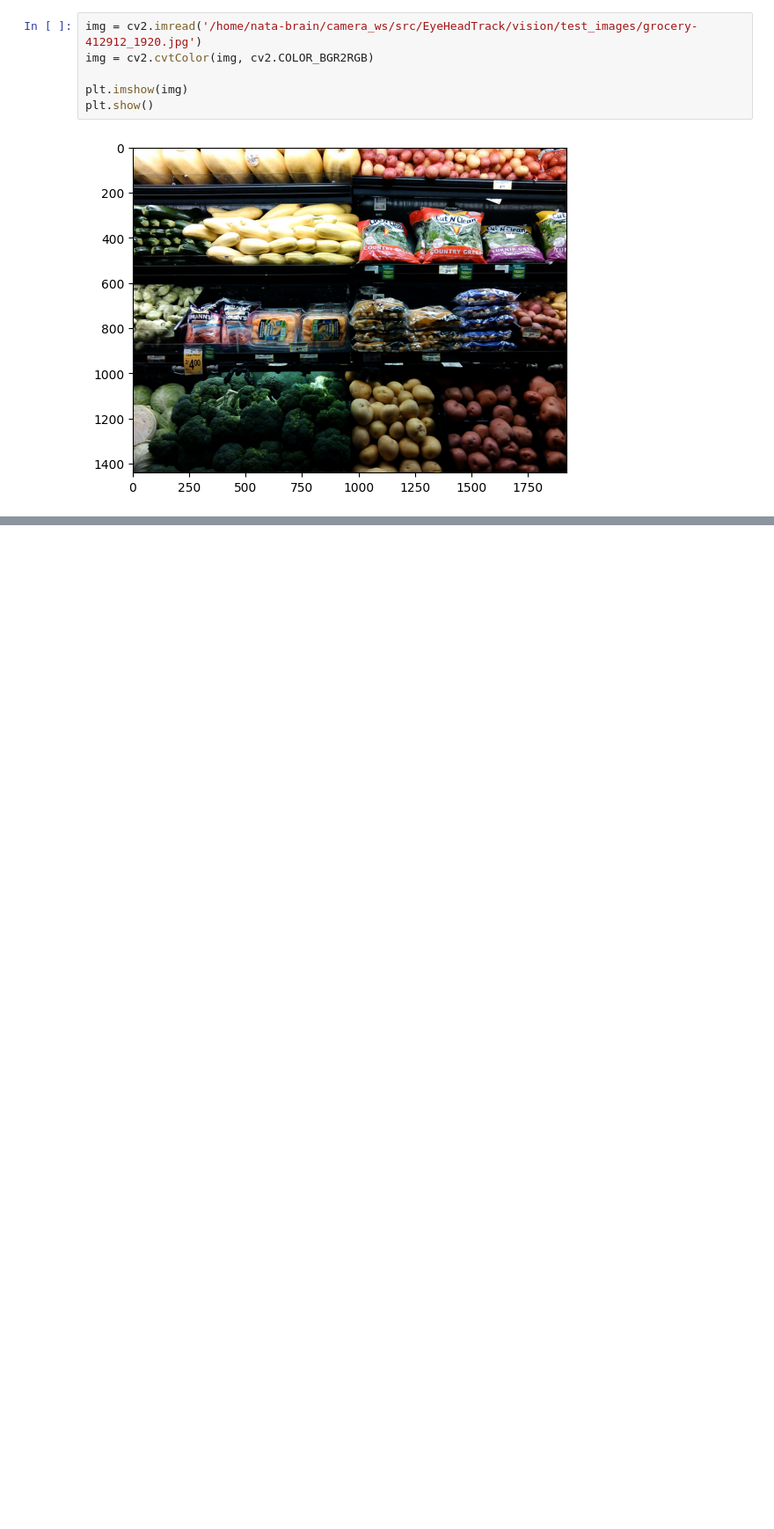
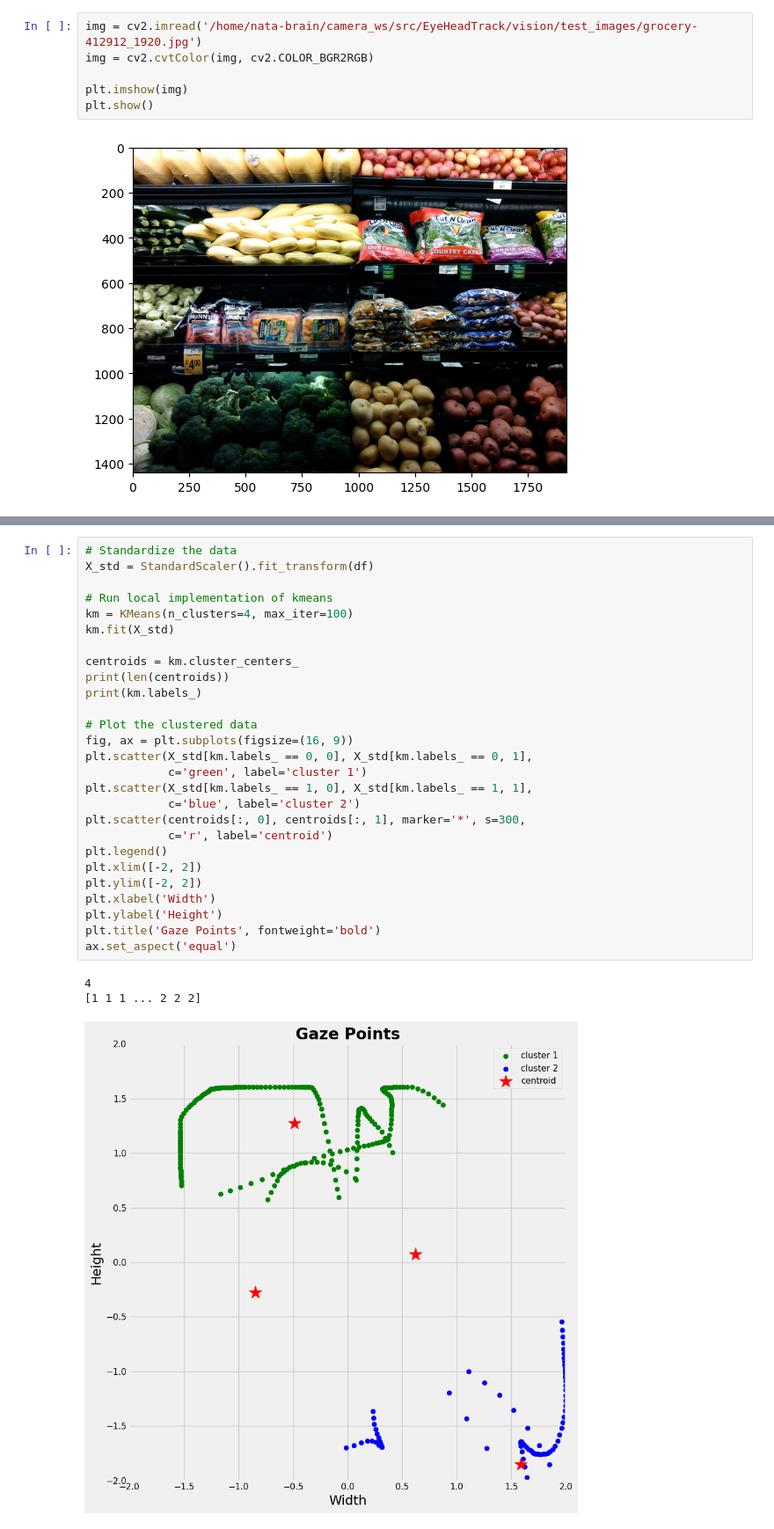
Before and after one commit to brain-facens/EyeHeadTrack, a Jupyter notebook: vision/scripts/gaze_plot.ipynb, the cells around one changed output, grey strips where cells are left out. Shown at 88% size. Saved outputs shown, nothing was run; the diff lists cells and outputs as text; blank space fills up the shorter version.

```diff
--- a/vision/scripts/gaze_plot.ipynb
+++ b/vision/scripts/gaze_plot.ipynb
@@ -166,0 +197,31 @@ plt.show()
+# %%
+# Standardize the data
+X_std = StandardScaler().fit_transform(df)
+
+# Run local implementation of kmeans
+km = KMeans(n_clusters=4, max_iter=100)
+km.fit(X_std)
+
+centroids = km.cluster_centers_
+print(len(centroids))
+print(km.labels_)
+
+# Plot the clustered data
+fig, ax = plt.subplots(figsize=(16, 9))
+plt.scatter(X_std[km.labels_ == 0, 0], X_std[km.labels_ == 0, 1],
+            c='green', label='cluster 1')
+plt.scatter(X_std[km.labels_ == 1, 0], X_std[km.labels_ == 1, 1],
+            c='blue', label='cluster 2')
+plt.scatter(centroids[:, 0], centroids[:, 1], marker='*', s=300,
+            c='r', label='centroid')
+plt.legend()
+plt.xlim([-2, 2])
+plt.ylim([-2, 2])
+plt.xlabel('Width')
+plt.ylabel('Height')
+plt.title('Gaze Points', fontweight='bold')
+ax.set_aspect('equal')
+# %% [output]
+4
+[1 1 1 ... 2 2 2]
+[figure, added]
```
Also changed, not shown: parts of 6 cells of this notebook, 1 other file.
